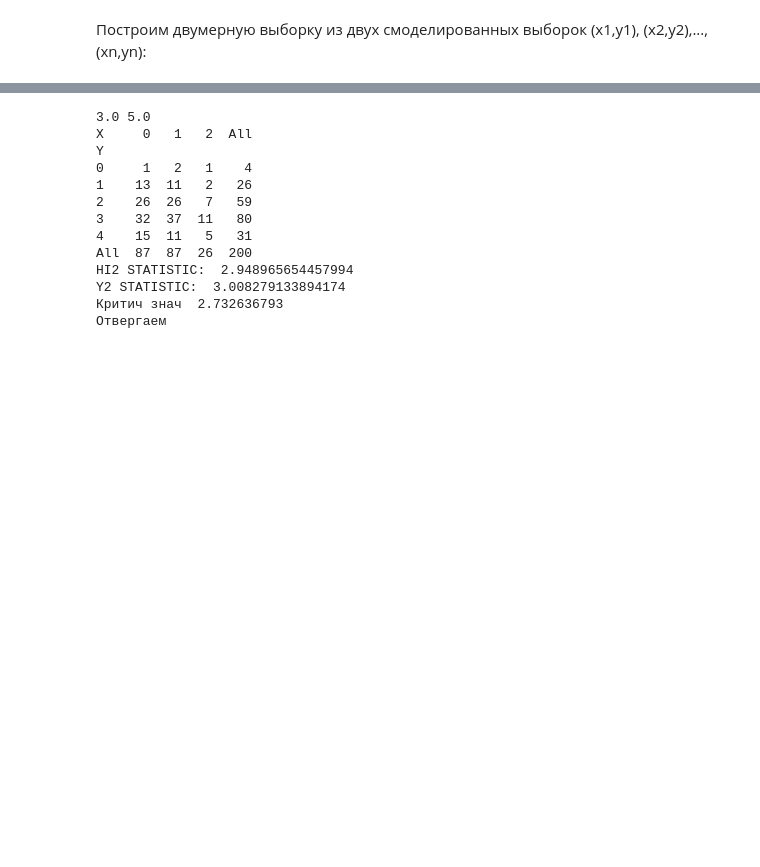
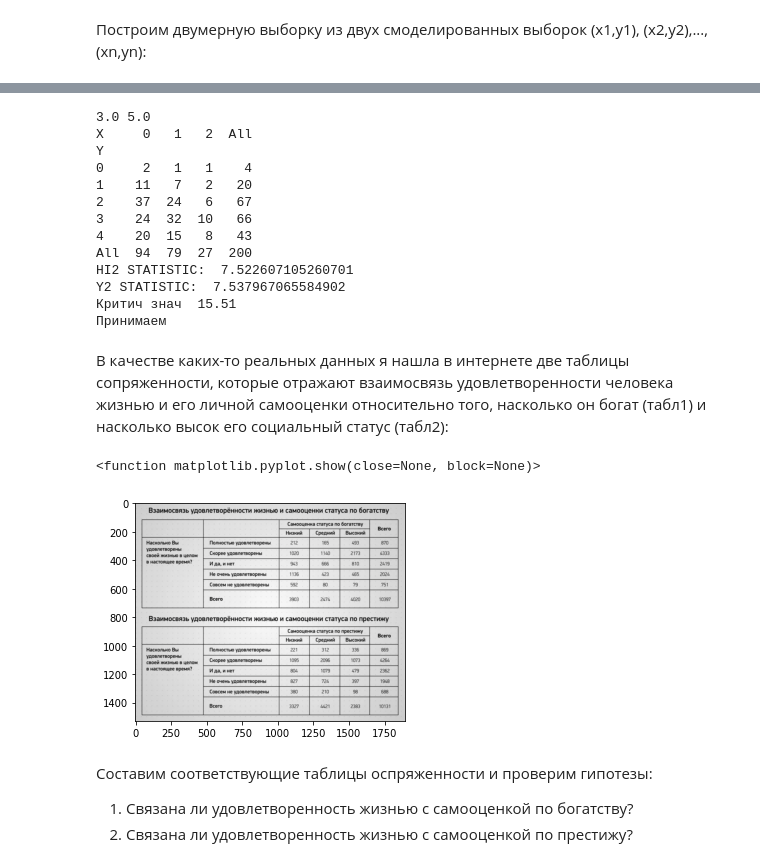
Before and after one commit to RitaTcepeleva/statistic, a Jupyter notebook: 2_2.ipynb, the cells around one changed output, grey strips where cells are left out. Saved outputs shown, nothing was run; the diff lists cells and outputs as text; code cells hidden in the pictures; blank space fills up the shorter version.

Commit message:
add real values

```diff
--- a/2_2.ipynb
+++ b/2_2.ipynb
@@ -69,7 +69,7 @@ y2_statistic = 0
 
 for i in range(int(r)):
     for j in range(int(s)):
-        y2_statistic += df[i][j] * math.log((df[i][j]) / (df.All[j]*df[i].All/df.All.All))
+        y2_statistic += df[i][j] * np.log((df[i][j]) / (df.All[j]*df[i].All/df.All.All))
 
 y2_statistic = 2 * y2_statistic
 
@@ -77,7 +77,7 @@ print('Y2 STATISTIC: ',y2_statistic)
 
 degree = (r-1)*(s-1)
 
-critical_value = 2.732636793 #from excel ХИ2.ОБР(alpha=0.05; degree)
+critical_value = 15.51 #критич знач по таблице 5%-ная ошибка
 
 print('Критич знач ', critical_value)
 
@@ -89,13 +89,28 @@ else :
 3.0 5.0
 X     0   1   2  All
 Y
-0     1   2   1    4
-1    13  11   2   26
-2    26  26   7   59
-3    32  37  11   80
-4    15  11   5   31
-All  87  87  26  200
-HI2 STATISTIC:  2.948965654457994
-Y2 STATISTIC:  3.008279133894174
-Критич знач  2.732636793
-Отвергаем
+0     2   1   1    4
+1    11   7   2   20
+2    37  24   6   67
+3    24  32  10   66
+4    20  15   8   43
+All  94  79  27  200
+HI2 STATISTIC:  7.522607105260701
+Y2 STATISTIC:  7.537967065584902
+Критич знач  15.51
+Принимаем
+# %% [markdown]
+В качестве каких-то реальных данных я нашла в интернете две таблицы сопряженности, которые отражают взаимосвязь удовлетворенности человека жизнью и его личной самооценки относительно того, насколько он богат (табл1) и насколько высок его социальный статус (табл2):
+# %%
+from matplotlib import pyplot as plt
+
+img = plt.imread("images/table.png")
+plt.imshow(img)
+plt.show
+# %% [output]
+<function matplotlib.pyplot.show(close=None, block=None)>
+[figure, added]
+# %% [markdown]
+Составим соответствующие таблицы оспряженности и проверим гипотезы:
+1) Связана ли удовлетворенность жизнью с самооценкой по богатству?
+2) Связана ли удовлетворенность жизнью с самооценкой по престижу?
```
Also changed, not shown: parts of 10 cells of this notebook, 1 other file.
